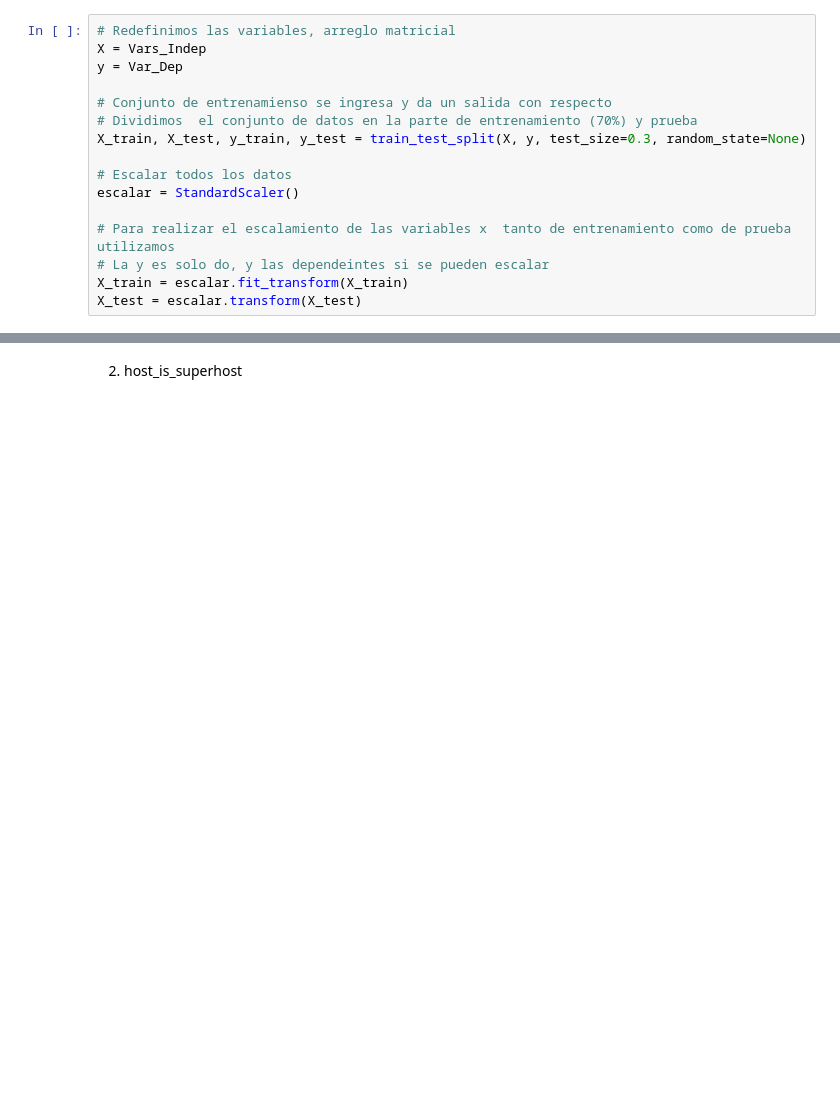
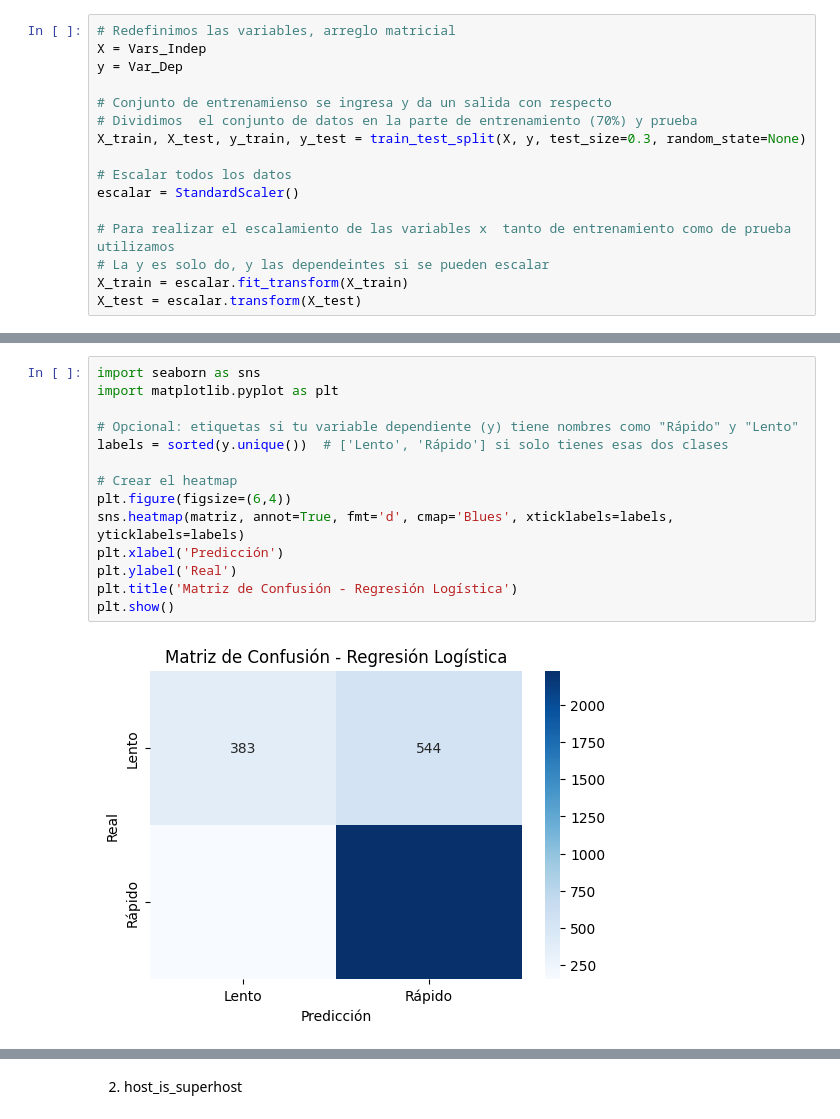
Before and after one commit to Bondleton/Inteligencia-de-Negocios, a Jupyter notebook: 8 - Regresion Logistica/Actividad 8 (Regresion Logistica)/Naples_RLogistica.ipynb, the cells around one changed output, grey strips where cells are left out. Saved outputs shown, nothing was run; the diff lists cells and outputs as text; blank space fills up the shorter version.

```diff
--- a/8 - Regresion Logistica/Actividad 8 (Regresion Logistica)/Naples_RLogistica.ipynb
+++ b/8 - Regresion Logistica/Actividad 8 (Regresion Logistica)/Naples_RLogistica.ipynb
@@ -102,0 +103,16 @@ Matriz de Confusión:
+# %%
+import seaborn as sns
+import matplotlib.pyplot as plt
+
+# Opcional: etiquetas si tu variable dependiente (y) tiene nombres como "Rápido" y "Lento"
+labels = sorted(y.unique())  # ['Lento', 'Rápido'] si solo tienes esas dos clases
+
+# Crear el heatmap
+plt.figure(figsize=(6,4))
+sns.heatmap(matriz, annot=True, fmt='d', cmap='Blues', xticklabels=labels, yticklabels=labels)
+plt.xlabel('Predicción')
+plt.ylabel('Real')
+plt.title('Matriz de Confusión - Regresión Logística')
+plt.show()
+# %% [output]
+[figure, added]
```
Also changed, not shown: parts of 64 cells of this notebook, 12 other files.
